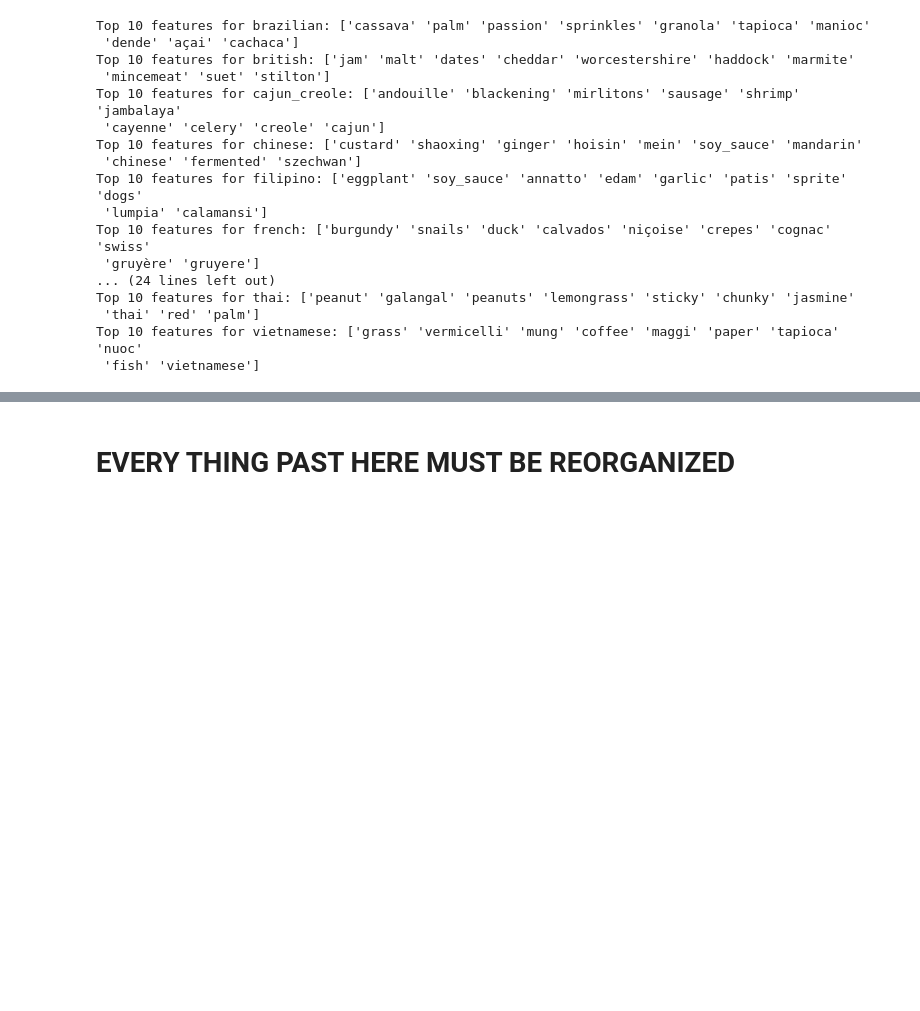
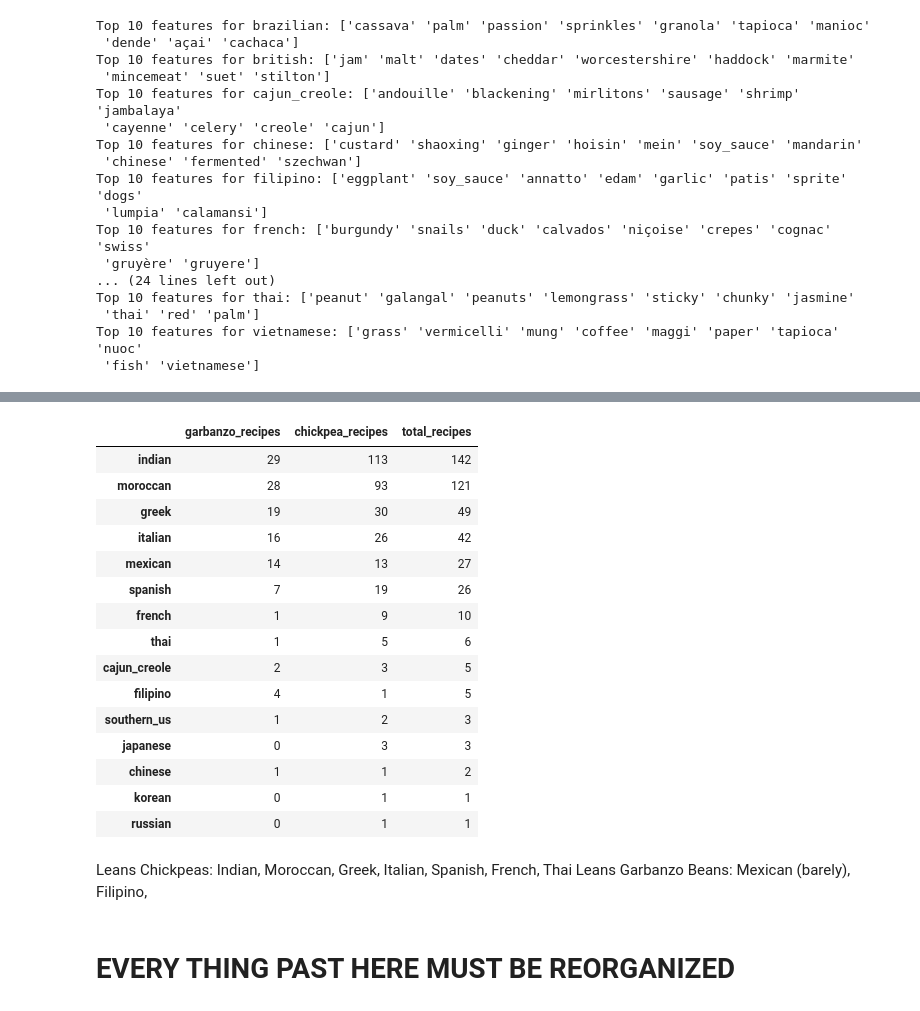
Before and after one commit to mattmaselli/whats-cooking-classification, a Jupyter notebook: whats_cooking.ipynb, the cells around one changed output, grey strips where cells are left out. Drawn from its saved outputs; the diff is of its cells as text; code cells hidden in the pictures; blank space fills up the shorter version.

Commit message:
feat: add garbanzo beans vs. chickpeas count analysis

```diff
--- a/whats_cooking.ipynb
+++ b/whats_cooking.ipynb
@@ -390,3 +396,55 @@ Garbanzo vs. Chickpea Test: Which ingredient correlates with which cuisine(s)?
+# %%
+# use original dataset, no preprocessing
+# more info on Collections Counter: https://www.geeksforgeeks.org/python/counters-in-python-set-1/
+garbanzo_count= Counter()
+chickpea_count = Counter()
+
+for recipe in data:
+    cuisine = recipe['cuisine']
+    raw_ingredients = [
+        ingredient.lower()
+        for ingredient in recipe['ingredients']
+    ]
+
+    if any ("garbanzo beans" in  ingredient for ingredient in raw_ingredients):
+        garbanzo_count[cuisine] += 1
+
+    if any ("chickpeas" in ingredient for ingredient in raw_ingredients):
+        chickpea_count[cuisine] += 1
+# %%
+term_comparison = pd.DataFrame({
+    "garbanzo_recipes": pd.Series(garbanzo_count),
+    "chickpea_recipes": pd.Series(chickpea_count)
+}).fillna(0).astype(int)
+
+term_comparison["total_recipes"] = (
+    term_comparison["garbanzo_recipes"] + term_comparison["chickpea_recipes"]
+)
+
+term_comparison.sort_values(
+    "total_recipes",
+    ascending = False
+)
+# %% [output]
+|  | garbanzo_recipes | chickpea_recipes | total_recipes |
+| indian | 29 | 113 | 142 |
+| moroccan | 28 | 93 | 121 |
+| greek | 19 | 30 | 49 |
+| italian | 16 | 26 | 42 |
+| mexican | 14 | 13 | 27 |
+| spanish | 7 | 19 | 26 |
+| french | 1 | 9 | 10 |
+| thai | 1 | 5 | 6 |
+| cajun_creole | 2 | 3 | 5 |
+| filipino | 4 | 1 | 5 |
+| southern_us | 1 | 2 | 3 |
+| japanese | 0 | 3 | 3 |
+| chinese | 1 | 1 | 2 |
+| korean | 0 | 1 | 1 |
+| russian | 0 | 1 | 1 |
+# %% [markdown]
+Leans Chickpeas: Indian, Moroccan, Greek, Italian, Spanish, French, Thai
+Leans Garbanzo Beans: Mexican (barely), Filipino,
 # %% [markdown]
 # EVERY THING PAST HERE MUST BE REORGANIZED
 # %%
```
Also changed, not shown: parts of 3 cells of this notebook.
